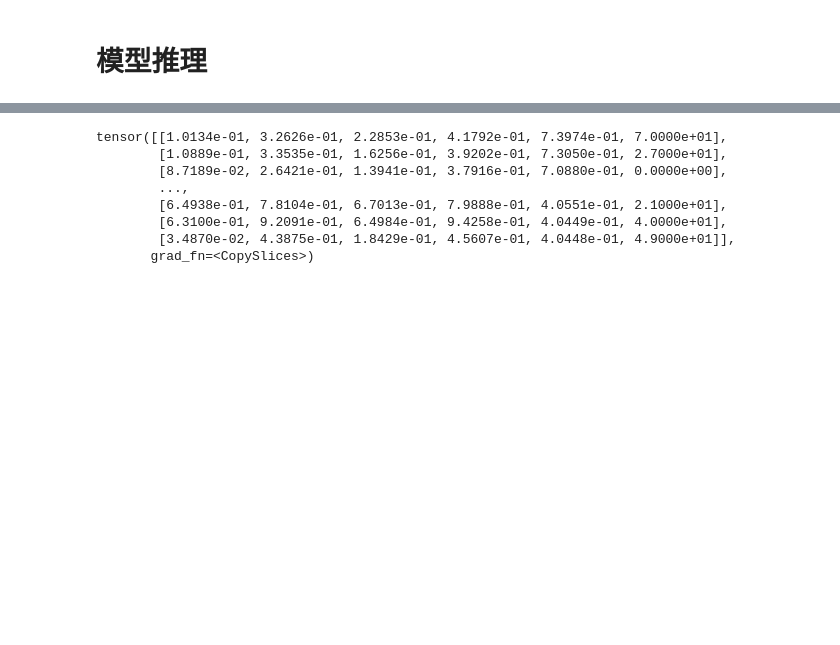
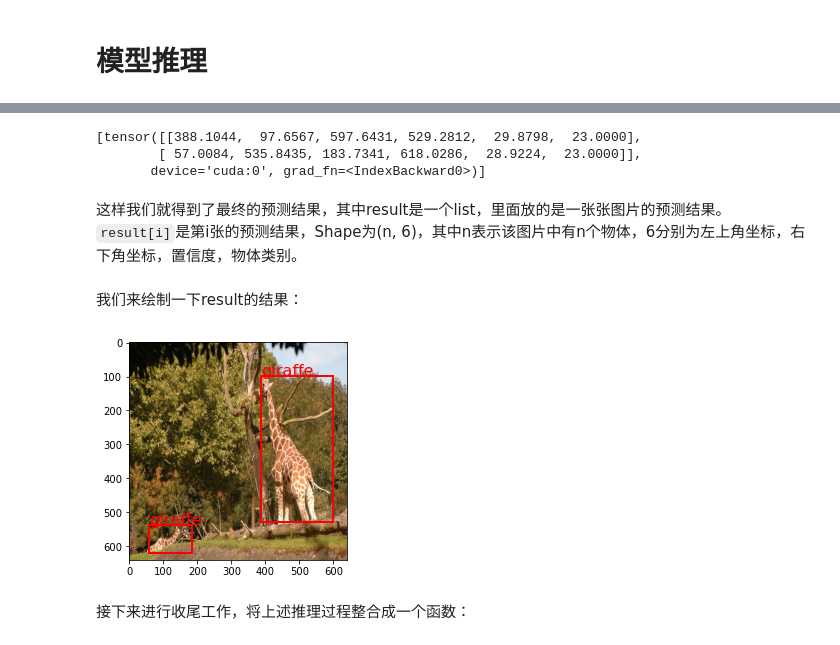
Before and after one commit to iioSnail/pytorch_deep_learning_examples, a Jupyter notebook: 101_object_detection_yolov3.ipynb, the cells around one changed output, grey strips where cells are left out. Saved outputs shown, nothing was run; the diff lists cells and outputs as text; code cells hidden in the pictures; blank space fills up the shorter version.

```diff
--- a/101_object_detection_yolov3.ipynb
+++ b/101_object_detection_yolov3.ipynb
@@ -894,10 +935,7 @@ def make_grid(nx, ny):
 # %%
 def make_anchor_grid(nx, ny, i):
     anchors = torch.tensor(anchors_list[i]).view(-1, 2)
-    n_anchors = 3
-
-    yv, xv = torch.meshgrid([torch.arange(ny), torch.arange(nx)], indexing='ij')
-    anchor_grid = anchors.view((1, n_anchors, 1, 1, 2)).expand((1, n_anchors, ny, nx, 2)).float()
+    anchor_grid = anchors.view((1, n_anchors, 1, 1, 2)).expand((1, n_anchors, ny, nx, 2)).float().to(device)
     return anchor_grid
 # %%
 def detect_resolve(pred):
@@ -905,10 +943,16 @@ def detect_resolve(pred):
     for i in range(len(pred)):
         batch_size, _, ny, nx, _ = pred[i].shape
 
-        y = pred[i].sigmoid()
-        y[..., 0:2] = (y[..., 0:2] * 2 - 0.5 + make_grid(nx, ny)) * stride[i]  # xy
-        y[..., 2:4] = (y[..., 2:4] * 2) ** 2 * make_anchor_grid(nx, ny, i)  # wh
+        # 求出
+        y = pred[i]
+        """
+        将相对cell的相对坐标再加上行列，最后在放大回原图片尺寸。例如在(3, 5)这个网格的中心点相对坐标为(0.2, 0.3)
+        那么实际坐标就为(3.2, 5.3)*stride[i]
+        """
+        y[..., 0:2] = (y[..., 0:2].sigmoid() + make_grid(nx, ny)) * stride[i]  # xy
+        # 将w,h也变成实际的宽高
+        y[..., 2:4] = y[..., 2:4].exp() * make_anchor_grid(nx, ny, i)  # wh
 
         inference_output.append(y.view(batch_size, -1, n_output))
 
-    return (torch.cat(inference_output, 1), pred)
+    return torch.cat(inference_output, 1)
@@ -914,0 +961,7 @@ def detect_resolve(pred):
+# %%
+pred = model(images)
+print("pred[0] shape", pred[0].shape)
+print("pred[1] shape", pred[1].shape)
+result = detect_resolve(pred)
+print("image shape:", images.shape)
+print("result shape:", result.shape)
@@ -1067,11 +1061,18 @@ pred[0][:, 0:4] = pred[0][:, 0:4] / 640
-# %%
-pred[0]
-# %% [output]
-tensor([[1.0134e-01, 3.2626e-01, 2.2853e-01, 4.1792e-01, 7.3974e-01, 7.0000e+01],
-        [1.0889e-01, 3.3535e-01, 1.6256e-01, 3.9202e-01, 7.3050e-01, 2.7000e+01],
-        [8.7189e-02, 2.6421e-01, 1.3941e-01, 3.7916e-01, 7.0880e-01, 0.0000e+00],
-        ...,
-        [6.4938e-01, 7.8104e-01, 6.7013e-01, 7.9888e-01, 4.0551e-01, 2.1000e+01],
-        [6.3100e-01, 9.2091e-01, 6.4984e-01, 9.4258e-01, 4.0449e-01, 4.0000e+01],
-        [3.4870e-02, 4.3875e-01, 1.8429e-01, 4.5607e-01, 4.0448e-01, 4.9000e+01]],
-       grad_fn=<CopySlices>)
+# %%
+result = non_max_suppression(result)
+print(result)
+# %% [output]
+[tensor([[388.1044,  97.6567, 597.6431, 529.2812,  29.8798,  23.0000],
+        [ 57.0084, 535.8435, 183.7341, 618.0286,  28.9224,  23.0000]],
+       device='cuda:0', grad_fn=<IndexBackward0>)]
+# %% [markdown]
+这样我们就得到了最终的预测结果，其中result是一个list，里面放的是一张张图片的预测结果。`result[i]`是第i张的预测结果，Shape为(n, 6)，其中n表示该图片中有n个物体，6分别为左上角坐标，右下角坐标，置信度，物体类别。
+# %% [markdown]
+我们来绘制一下result的结果：
+# %%
+# 由于工具函数中label是放在第一位的，所以这里也相应调整下
+im_show(images[0].detach().cpu(), torch.cat([result[0][:, 5:], result[0][:, :4]], dim=1).detach().cpu())
+# %% [output]
+[figure, added]
+# %% [markdown]
+接下来进行收尾工作，将上述推理过程整合成一个函数：
```
Also changed, not shown: parts of 52 cells of this notebook.
